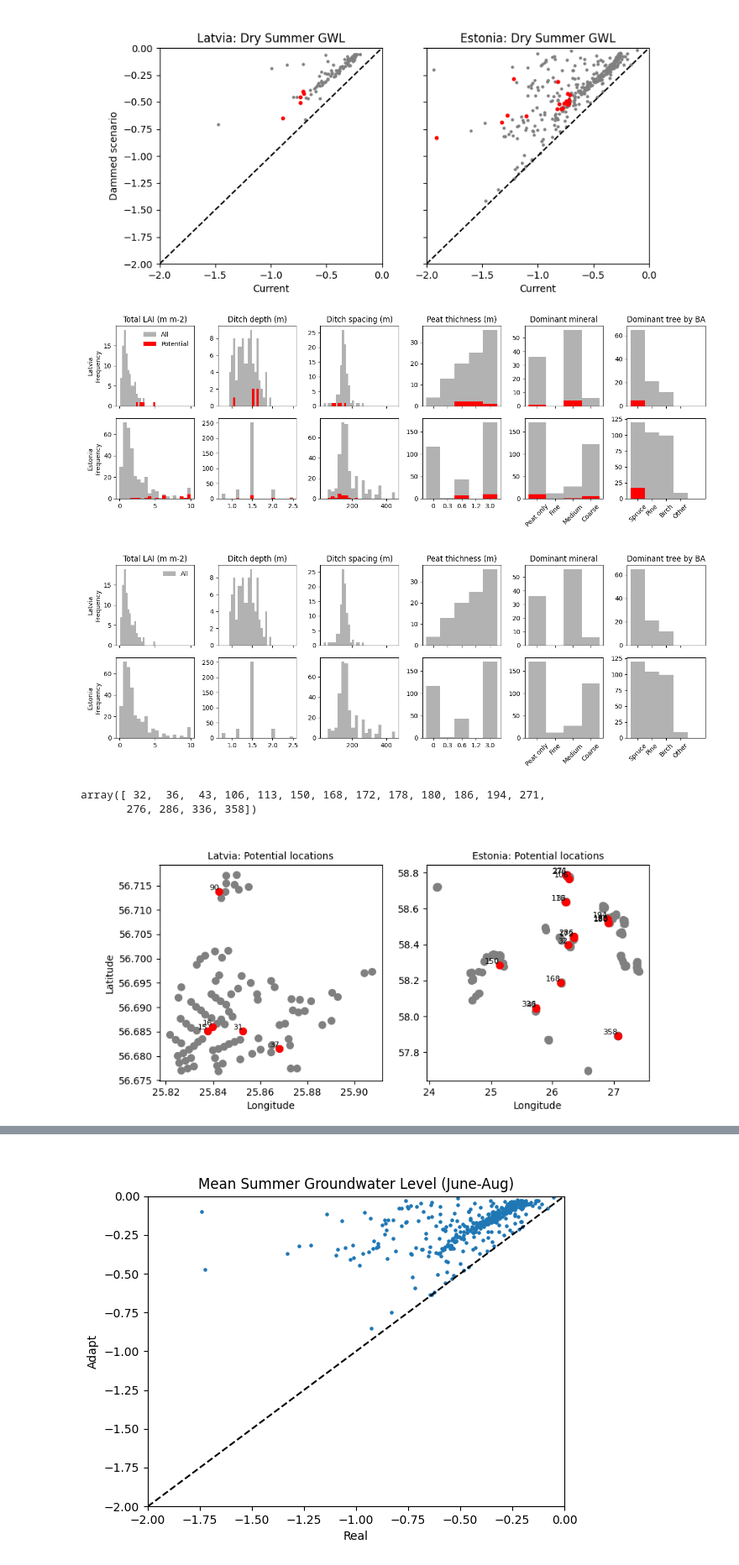
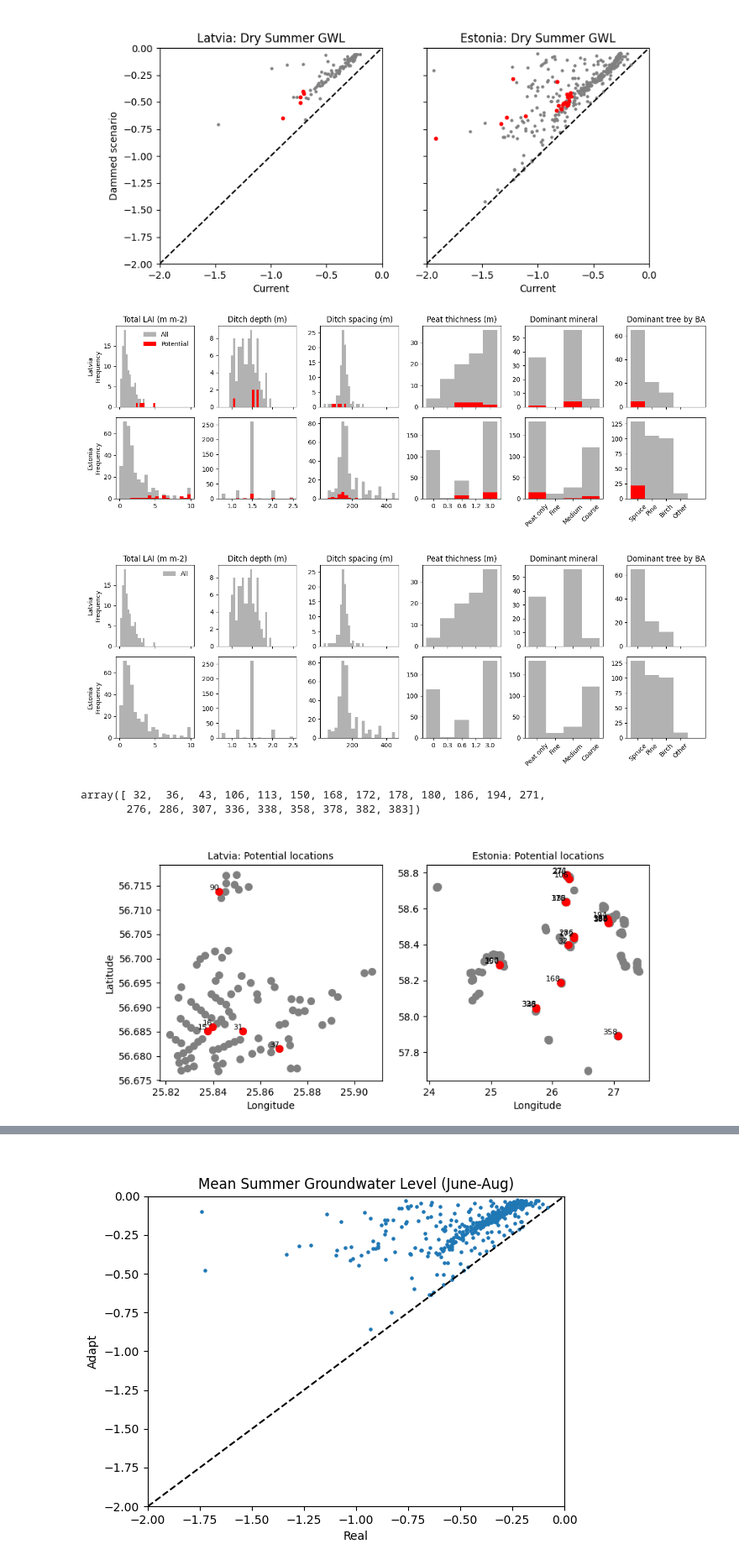
Before and after one commit to LukeEcomod/SpaFHy_Peat_AD, a Jupyter notebook: run_example_ad.ipynb, the cells around one changed output, grey strips where cells are left out. Shown at 84% size. Saved outputs shown, nothing was run; the diff lists cells and outputs as text; code cells hidden in the pictures.

Commit message:
extra sites

```diff
--- a/run_example_ad.ipynb
+++ b/run_example_ad.ipynb
@@ -15,8 +15,8 @@ input_folder = os.path.join(project_folder, 'model_inputs')
 
 %matplotlib widget
 # %%
-# # runs model
-# outputfile = driver(create_ncf=True, folder=input_folder, param_module="parameters_ad")
+# runs model
+outputfile = driver(create_ncf=True, folder=input_folder, param_module="parameters_ad")
 
-# # reads results from .nc-file
-# results = read_results(outputfile)
+# reads results from .nc-file
+results = read_results(outputfile)
@@ -23,5 +41,0 @@ input_folder = os.path.join(project_folder, 'model_inputs')
-# %%
-#outputfile = r'/Users/jpnousu/Library/CloudStorage/OneDrive-Luonnonvarakeskus/NordForsk_Proposal_Adaptive_drainage - General/SpaFHy-PEAT/model_inputs/results202603031331.nc'
-#outputfile = r'/Users/jpnousu/Library/CloudStorage/OneDrive-Luonnonvarakeskus/NordForsk_Proposal_Adaptive_drainage - General/SpaFHy-PEAT/model_inputs/results202603041116.nc'
-outputfile = input_folder + '/results202603111127.nc'
-results = read_results(outputfile)
@@ -177,7 +194,7 @@ for row, (color_var, color_label) in enumerate(zip(color_vars, color_labels)):
 # Get dominant trees
 # %%
 LAI_folder = pathlib.Path(os.getenv('PROJECT_FOLDER') + '/model_inputs/LAI_cf/')
-LAI_est = pd.read_csv(LAI_folder/'EST_LAI_capped_to_10_cf.csv')
+LAI_est = pd.read_csv(LAI_folder/'EST_LAI_capped_to_10_cf_extra.csv')
 LAI_lat = pd.read_csv(LAI_folder/'LAT_LAI_cf.csv')
 
 print(len(LAI_est),len(LAI_lat))
@@ -353,7 +370,7 @@ plt.savefig(project_folder / 'model_inputs' / 'figures' / 'histograms_potential.
 
 #plt.show()
 # %% [output]
-[figure, old version]
+[figure, new version]
 # %%
 # Create figure with histograms
 
@@ -418,12 +435,12 @@ plt.savefig(project_folder / 'model_inputs' / 'figures' / 'histograms.png', dpi=
 
 #plt.show()
 # %% [output]
-[figure, old version]
+[figure, new version]
 # %%
 LAI_df['Site_id'][ix.values].values
 # %% [output]
 array([ 32,  36,  43, 106, 113, 150, 168, 172, 178, 180, 186, 194, 271,
-       276, 286, 336, 358])
+       276, 286, 307, 336, 338, 358, 378, 382, 383])
 # %%
 # Get lat/lon coordinates
 lat = results['parameters_lat'][:,0]
@@ -453,6 +470,10 @@ LAI_df['DrySummerGWL_Current'] = real_q10
 LAI_df['DrySummerGWL_Adapt'] = adapt_q10
 LAI_df['Current_minus_Adapt'] = real_q10 - adapt_q10
 cols = ['Site_id','lat','lon','BA','total_lai', 'BA_max_label','ditch_depth', 'ditch_spacing', 'peat_layers', 'dominant_mineral', 'DrySummerGWL_Current', 'DrySummerGWL_Adapt', 'Current_minus_Adapt']
+
+
+LAI_df[cols].loc[idx_latvia].to_excel(project_folder / 'all_sites_latvia.xlsx', index=False)
+LAI_df[cols].loc[idx_estonia].to_excel(project_folder / 'all_sites_estonia.xlsx', index=False)
 
 LAI_df_selected_lat = LAI_df[cols].loc[(ix_latvia).values]
 LAI_df_selected_est = LAI_df[cols].loc[(ix_estonia).values]
@@ -460,31 +481,31 @@ LAI_df_selected_est = LAI_df[cols].loc[(ix_estonia).values]
 from scipy.spatial.distance import cdist
 
 for df in (LAI_df_selected_lat, LAI_df_selected_est):
     # Extract coordinates
     coords = df[['lat', 'lon']].to_numpy()
 
     # 1. Euclidean distance in degrees
     dist_deg = cdist(coords, coords, metric='euclidean')
 
     # 2. Convert degrees → km using Earth radius scaling
     mean_lat = np.radians(df['lat'].mean())
 
     # Length of 1 degree at this latitude:
     km_per_degree = 111.32 * np.cos(mean_lat)   # adjusts for longitude shrinking
 
     dist_km = dist_deg * km_per_degree
 
     # Fill diagonal with big numbers so the closest is never itself
     np.fill_diagonal(dist_km, np.inf)
 
     # Identify index of closest site
     closest_idx = np.argmin(dist_km, axis=1)
 
     # Add results to DataFrame
     df['closest_site_id'] = df['Site_id'].iloc[closest_idx].values
     df['distance_to_closest'] = dist_km[np.arange(len(df)), closest_idx]
 
 LAI_df_selected_lat.to_excel(project_folder / 'potential_sites_latvia.xlsx', index=False)
 LAI_df_selected_est.to_excel(project_folder / 'potential_sites_estonia.xlsx', index=False)
 # %% [output]
-[figure, old version]
+[figure, new version]
```
Also changed, not shown: parts of 6 cells of this notebook.
